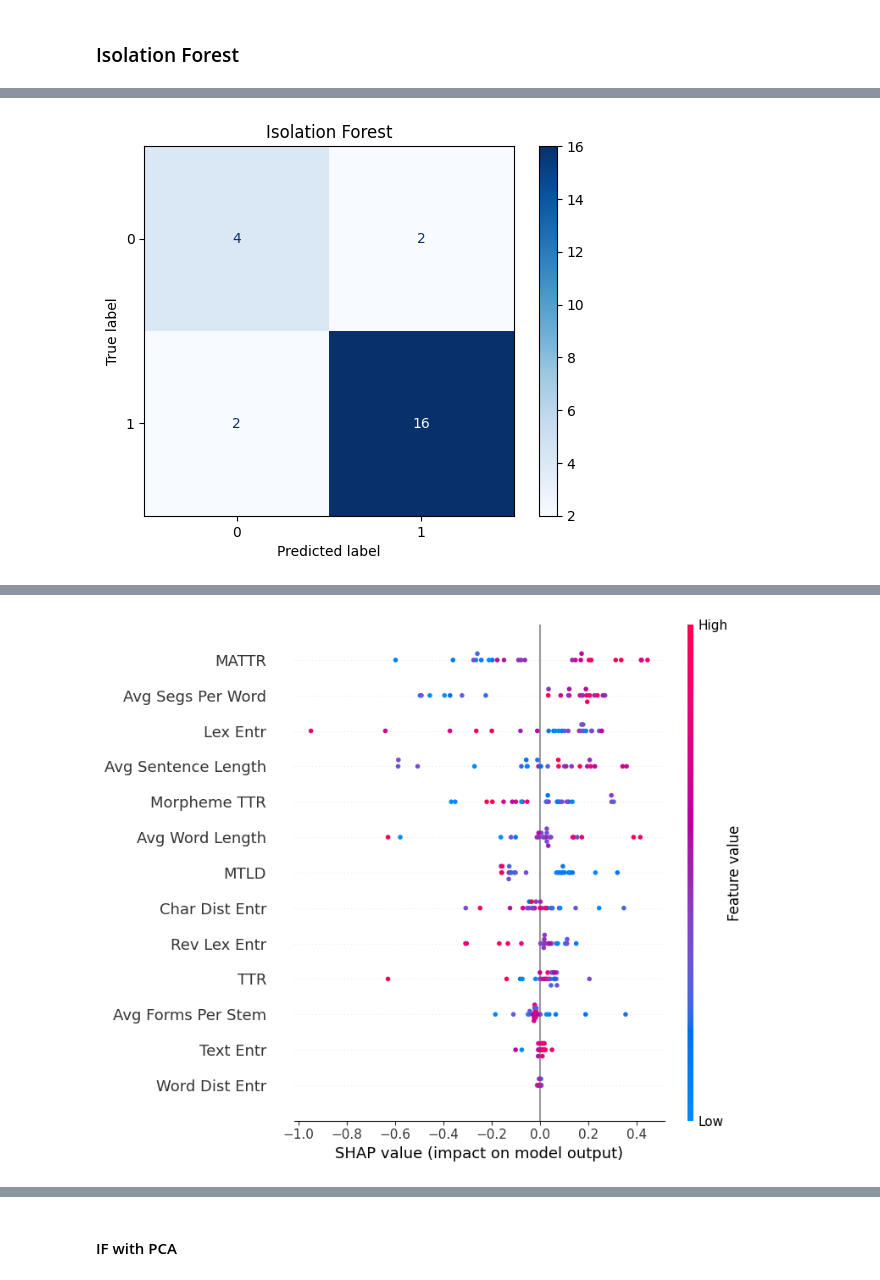
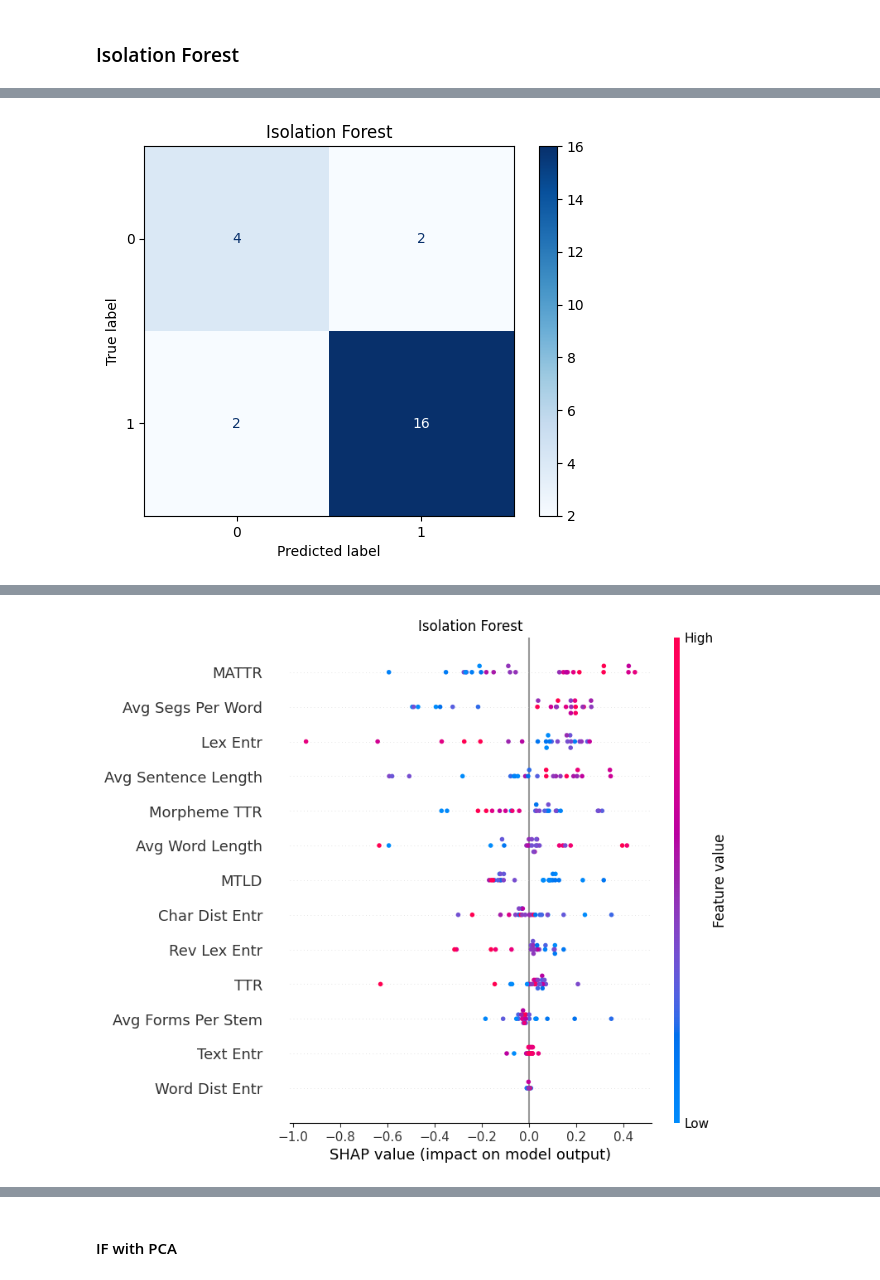
Before and after one commit to kirbergerconnor/iscl-thesis, a Jupyter notebook: anomalydetection.ipynb, the cells around one changed output, grey strips where cells are left out. Drawn from its saved outputs; the diff is of its cells as text; code cells hidden in the pictures.

```diff
--- a/anomalydetection.ipynb
+++ b/anomalydetection.ipynb
@@ -491,6 +493,7 @@ shap.initjs()
 explainer = shap.KernelExplainer(ifo.predict, X_train)
 shap_values = explainer.shap_values(X_train)
 shap.summary_plot(shap_values, X_train, show=False, feature_names=data.iloc[:,2:].columns.values)
+plt.title('Isolation Forest')
 plt.savefig("./results/IF_SHAP_values.png", bbox_inches='tight')
 plt.show()
 
@@ -499,6 +502,7 @@ shap.initjs()
 explainer = shap.KernelExplainer(ifo.decision_function, X_train)
 shap_values = explainer(X_train)
 shap.summary_plot(shap_values, X_train, show=False, feature_names=data.iloc[:,2:].columns.values)
+plt.title('Isolation Forest')
 plt.savefig("./results/IF_SHAP_granular.png", bbox_inches='tight')
 plt.show()
 
@@ -514,32 +518,32 @@ decision_scores.to_csv('./results/unsupervised_decision_scores_df.csv')
 
 # explainer = shap.Explainer(ifc)
 # shap_values = explainer(X_train)
 # shap.plots.waterfall(shap_values[0])
 
 # disp = DecisionBoundaryDisplay.from_estimator(
 #     ifo,
 #     X_train,
 #     response_method="predict",
 #     alpha=0.5,
 # )
 # disp.ax_.scatter(X_train[:,0], X_train[:,1], c=y, s=20, edgecolor="k")
 # disp.ax_.set_title("Binary Decision Boundary \nof Isolation Forest")
 # plt.axis("square")
 # plt.legend()
 # plt.show()
 # %% [output]
 Unnamed: 0           4168
 max_samples           0.5
 contamination        0.25
 n_estimators            5
 max_features          1.0
 bootstrap           False
 precision        0.666667
 recall           0.666667
 f1               0.666667
 Name: 4168, dtype: object
 {'eo': (-1, 1), 'nl': (1, 1), 'is': (1, 1), 'pl': (1, 1), 'fr': (1, 1), 'vo': (-1, -1), 'af': (1, 1), 'vi': (1, -1), 'oc': (1, 1), 'en': (1, 1), 'it': (1, 1), 'ia': (-1, 1), 'sv': (1, 1), 'lfn': (-1,  ...
 [figure]
 [interactive output not drawn]
-[figure, old version]
+[figure, new version]
 [interactive output not drawn]
```
Also changed, not shown: parts of 2 cells of this notebook, 24 other files.
